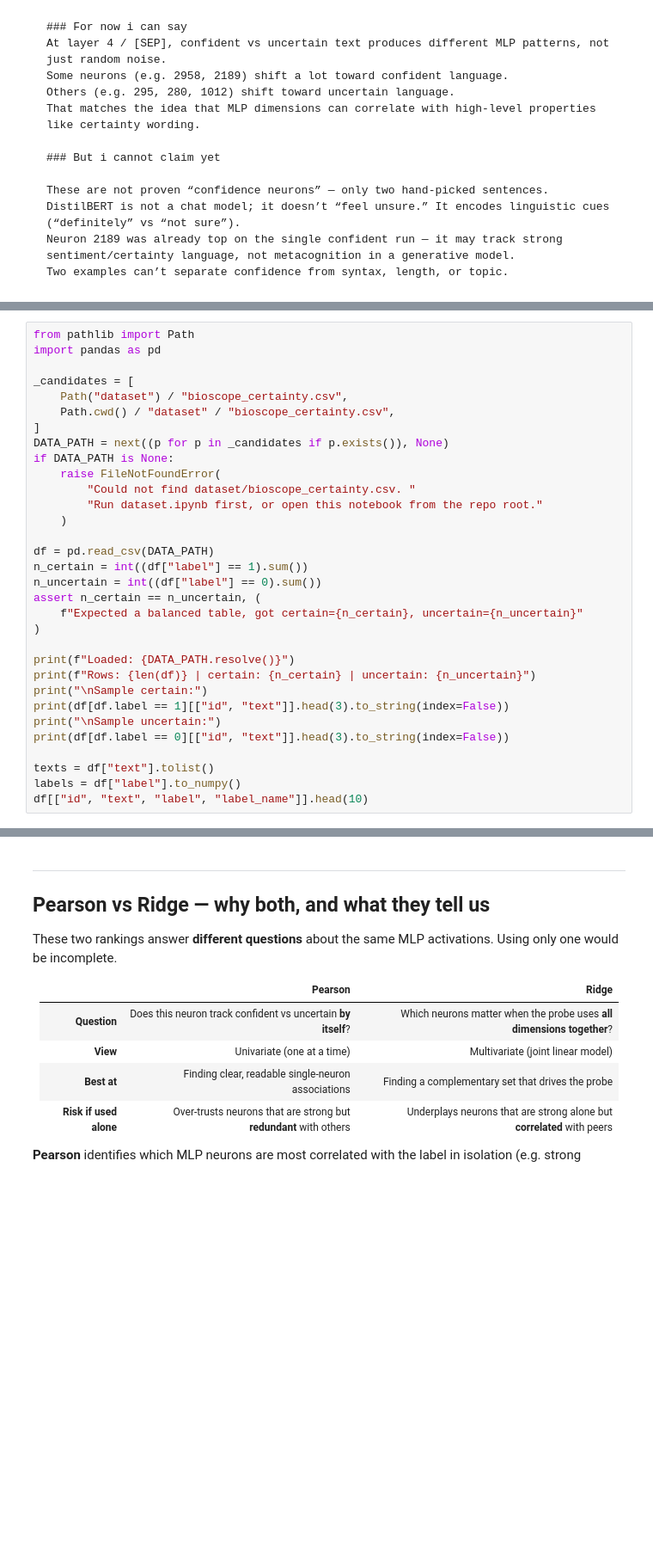
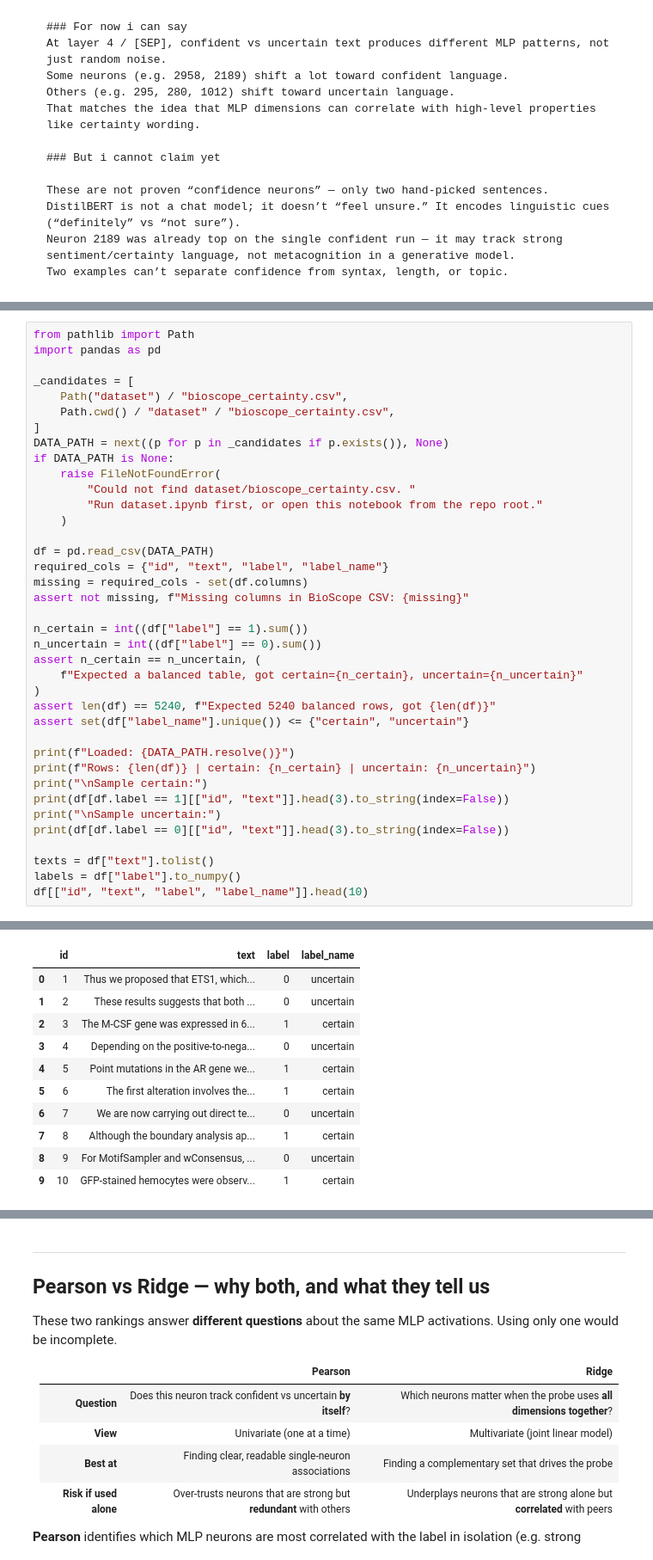
Before and after one commit to nyakaz73/mechanistic-interpretability-msc, a Jupyter notebook: mlp_confidence_probing.ipynb, the cells around one changed output, grey strips where cells are left out. Shown at 86% size. Drawn from its saved outputs; the diff is of its cells as text; blank space fills up the shorter version.

```diff
--- a/mlp_confidence_probing.ipynb
+++ b/mlp_confidence_probing.ipynb
@@ -801,11 +797,17 @@ if DATA_PATH is None:
     )
 
 df = pd.read_csv(DATA_PATH)
+required_cols = {"id", "text", "label", "label_name"}
+missing = required_cols - set(df.columns)
+assert not missing, f"Missing columns in BioScope CSV: {missing}"
+
 n_certain = int((df["label"] == 1).sum())
 n_uncertain = int((df["label"] == 0).sum())
 assert n_certain == n_uncertain, (
     f"Expected a balanced table, got certain={n_certain}, uncertain={n_uncertain}"
 )
+assert len(df) == 5240, f"Expected 5240 balanced rows, got {len(df)}"
+assert set(df["label_name"].unique()) <= {"certain", "uncertain"}
 
 print(f"Loaded: {DATA_PATH.resolve()}")
 print(f"Rows: {len(df)} | certain: {n_certain} | uncertain: {n_uncertain}")
@@ -817,3 +819,4 @@ print(df[df.label == 0][["id", "text"]].head(3).to_string(index=False))
 texts = df["text"].tolist()
 labels = df["label"].to_numpy()
 df[["id", "text", "label", "label_name"]].head(10)
+# %% [output]
@@ -820,3 +837,14 @@ df[["id", "text", "label", "label_name"]].head(10)
+|  | id | text | label | label_name |
+| 0 | 1 | Thus we proposed that ETS1, which... | 0 | uncertain |
+| 1 | 2 | These results suggests that both ... | 0 | uncertain |
+| 2 | 3 | The M-CSF gene was expressed in 6... | 1 | certain |
+| 3 | 4 | Depending on the positive-to-nega... | 0 | uncertain |
+| 4 | 5 | Point mutations in the AR gene we... | 1 | certain |
+| 5 | 6 | The first alteration involves the... | 1 | certain |
+| 6 | 7 | We are now carrying out direct te... | 0 | uncertain |
+| 7 | 8 | Although the boundary analysis ap... | 1 | certain |
+| 8 | 9 | For MotifSampler and wConsensus, ... | 0 | uncertain |
+| 9 | 10 | GFP-stained hemocytes were observ... | 1 | certain |
 # %% [markdown]
 ---
 
```
Also changed, not shown: parts of 15 cells of this notebook.
